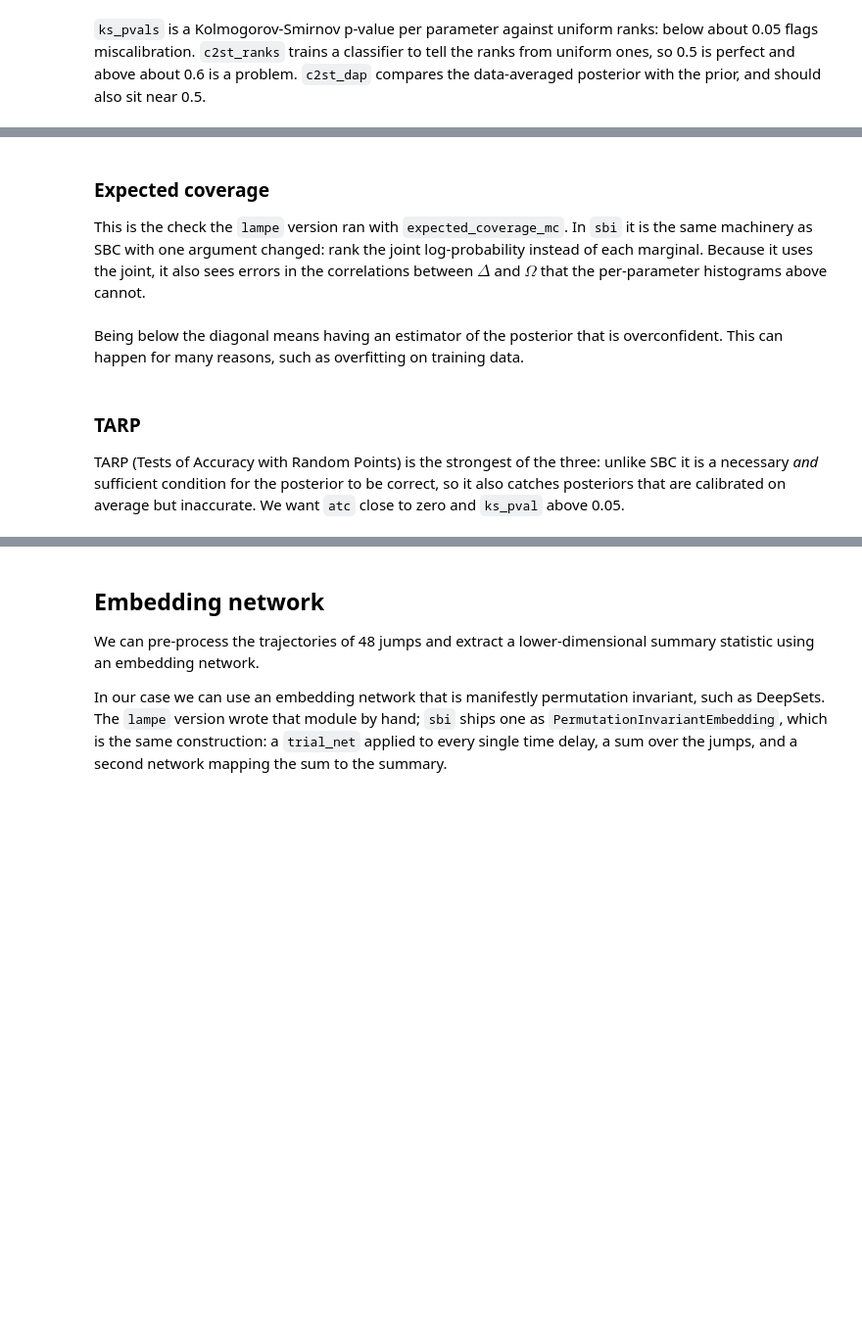
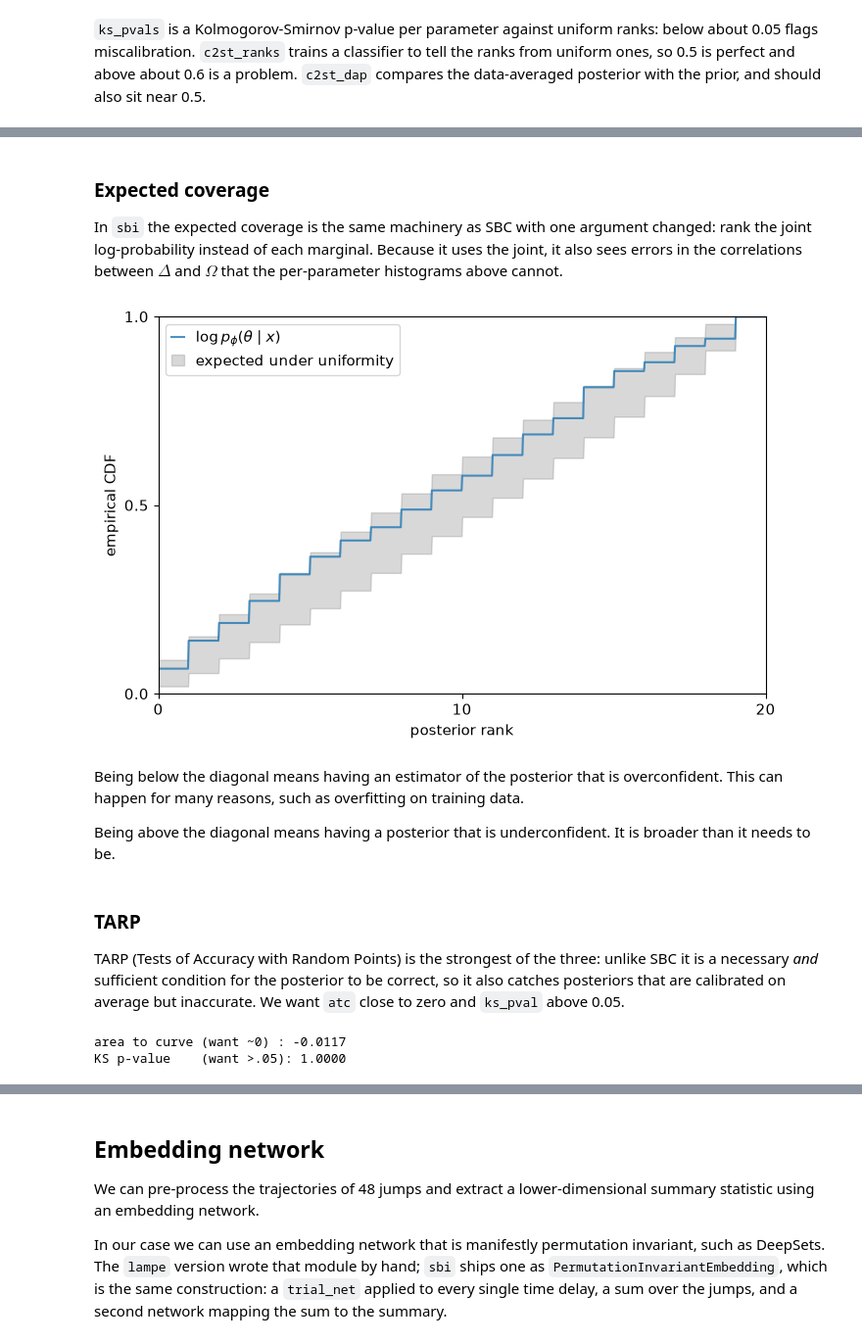
Before and after one commit to CarlosSMWolff/ParamEst-NN, a Jupyter notebook: notebooks/4-NPE.ipynb, the cells around one changed output, grey strips where cells are left out. Shown at 98% size. Saved outputs shown, nothing was run; the diff lists cells and outputs as text; code cells hidden in the pictures; blank space fills up the shorter version.

```diff
--- a/notebooks/4-NPE.ipynb
+++ b/notebooks/4-NPE.ipynb
@@ -248,6 +288,14 @@ the single expected-coverage curve, we can run three complementary checks.
 All three are averages over the prior predictive, which is exactly what our held-out
 pairs are: `params` was drawn from the prior and `taus` was simulated from it. So the
 checks cost no new simulations — we just reuse the `NUM_DIAGNOSTIC` pairs we set aside.
+# %%
+# The training pairs stay on the CPU, because `train` moves them one mini-batch
+# at a time. The held-out pairs are handed to the *trained* posterior instead,
+# and `sbi` leaves a tensor passed to `sample(x=...)` on whatever device it is
+# already on, so those have to be moved here.
+diag = slice(NUM_TRAIN, NUM_TRAIN + NUM_DIAGNOSTIC)
+theta_diag = torch.tensor(np.asarray(params[diag]), dtype=torch.float32).to(DEVICE)
+x_diag = torch.tensor(np.asarray(taus[diag]), dtype=torch.float32).to(DEVICE)
 # %% [markdown]
 ### Simulation-based calibration (SBC)
 
@@ -275,30 +332,35 @@ plt.show()
 # %% [markdown]
 ### Expected coverage
 
-This is the check the `lampe` version ran with `expected_coverage_mc`. In `sbi` it is the
+In `sbi` the expected coverage is the
 same machinery as SBC with one argument changed: rank the joint log-probability instead
 of each marginal. Because it uses the joint, it also sees errors in the correlations
 between $\Delta$ and $\Omega$ that the per-parameter histograms above cannot.
 # %%
 coverage_ranks, _ = run_sbc(
     theta_diag,
     x_diag,
     posterior,
     num_posterior_samples=1_000,
     reduce_fns=posterior.log_prob,
 )
+coverage_ranks = coverage_ranks.cpu()
 
 fig, ax = sbc_rank_plot(
     coverage_ranks,
     1_000,
     plot_type="cdf",
     num_bins=20,
     parameter_labels=[r"$\log p_\phi(\theta \mid x)$"],
 )
 plt.show()
+# %% [output]
+[figure, added]
 # %% [markdown]
 Being below the diagonal means having an estimator of the posterior that is
 overconfident. This can happen for many reasons, such as overfitting on training data.
+
+Being above the diagonal means having a posterior that is underconfident. It is broader than it needs to be.
 # %% [markdown]
 ### TARP
 
@@ -308,10 +370,14 @@ catches posteriors that are calibrated on average but inaccurate. We want `atc`
 zero and `ks_pval` above 0.05.
 # %%
 ecp, alpha = run_tarp(theta_diag, x_diag, posterior, num_posterior_samples=1_000)
+ecp, alpha = ecp.cpu(), alpha.cpu()
 
 atc, ks_pval = check_tarp(ecp, alpha)
 print(f"area to curve (want ~0) : {atc:.4f}")
 print(f"KS p-value    (want >.05): {ks_pval:.4f}")
+# %% [output]
+area to curve (want ~0) : -0.0117
+KS p-value    (want >.05): 1.0000
 # %%
 fig, ax = plot_tarp(ecp, alpha)
 plt.show()
```
Also changed, not shown: parts of 31 cells of this notebook, 3 other files.
